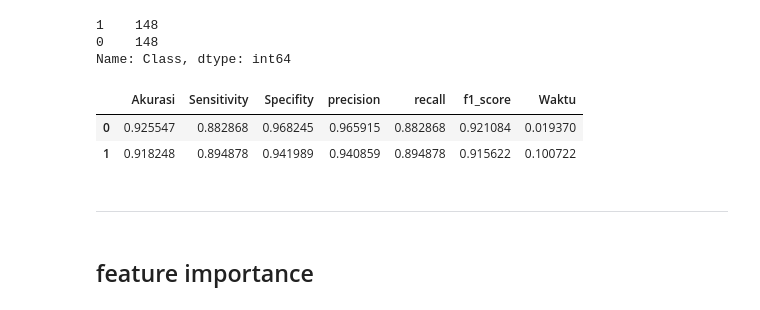
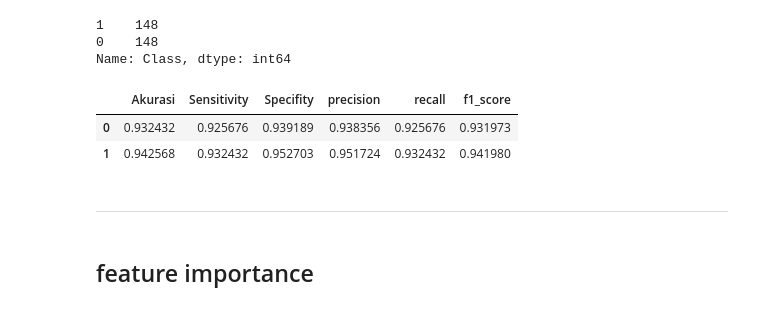
Before and after one commit to azizeko29/new_deteksi_fraud, a Jupyter notebook: [new_RUS]_ULB_pemodelan_ensemble_learning.ipynb, the cells around one changed output. Drawn from its saved outputs; the diff is of its cells as text; code cells hidden in the pictures.

```diff
--- a/[new_RUS]_ULB_pemodelan_ensemble_learning.ipynb
+++ b/[new_RUS]_ULB_pemodelan_ensemble_learning.ipynb
@@ -643,53 +600,32 @@ y_test_.value_counts()
 0    148
 Name: Class, dtype: int64
 # %%
-# result = {}
-# for i in skenario_1:
+result = {}
+for i in skenario_1:
 
-#     clf_skenario = skenario_1[i]
-#     result[i] = validasi_testing(clf_skenario,X_test_,y_test_)
+    clf_skenario = skenario_1[i]
+    result[i] = validasi_testing(clf_skenario,X_test_,y_test_)
 
 
-# df_result = pd.DataFrame()
-# for i in skenario_1:
-#     df_result = df_result.append(result[i])
+df_result = pd.DataFrame()
+for i in skenario_1:
+    df_result = df_result.append(result[i])
 
-# df_result.insert(loc=0, column='No', value=list(range(df_result.shape[0])))
-# df_result = df_result.set_index('No')
+df_result.insert(loc=0, column='No', value=list(range(df_result.shape[0])))
+df_result = df_result.set_index('No')
 
-# del df_result.index.name
+del df_result.index.name
 
-# df_result
+
+nama_file = 'drive/My Drive/Deteksi fraud/hasil/RUS/ULB/testing_balanced/result.csv'
+
+df_result.to_csv(nama_file, sep=';',index=False)
+
+df_result
+# %% [output]
+|  | Akurasi | Sensitivity | Specifity | precision | recall | f1_score |
+| 0 | 0.932432 | 0.925676 | 0.939189 | 0.938356 | 0.925676 | 0.931973 |
+| 1 | 0.942568 | 0.932432 | 0.952703 | 0.951724 | 0.932432 | 0.941980 |
-# %%
-for i in skenario_1:
-
-    clf_skenario = skenario_1[i]
-    result_SKLearn = validasi_model(clf_skenario,X_new,y_new,5)
-
-    nama_file = 'drive/My Drive/Deteksi fraud/hasil/RUS/ULB/testing_balanced/komposisi999.csv'
-    nama_file = nama_file.replace('999',str(i))
-
-    result_SKLearn.to_csv(nama_file, sep=';',index=False)
-
-
-df_result = pd.DataFrame()
-for i in skenario_1:
-    nama_file = 'drive/My Drive/Deteksi fraud/hasil/RUS/ULB/testing_balanced/komposisi999.csv'
-    nama_file = nama_file.replace('999',str(i))
-    df_komposisi = pd.read_csv(nama_file,sep=";")
-    df_result = df_result.append(df_komposisi.iloc[5:,:])
-
-df_result.insert(loc=0, column='No', value=list(range(df_result.shape[0])))
-df_result = df_result.set_index('No')
-
-del df_result.index.name
-
-df_result.to_csv('drive/My Drive/Deteksi fraud/hasil/RUS/ULB/testing_balanced/result.csv', sep=';',index=False)
-df_result
-# %% [output]
-|  | Akurasi | Sensitivity | Specifity | precision | recall | f1_score | Waktu |
-| 0 | 0.925547 | 0.882868 | 0.968245 | 0.965915 | 0.882868 | 0.921084 | 0.019370 |
-| 1 | 0.918248 | 0.894878 | 0.941989 | 0.940859 | 0.894878 | 0.915622 | 0.100722 |
 # %% [markdown]
 ------------------
 # %% [markdown]
```
Also changed, not shown: parts of 13 cells of this notebook.
